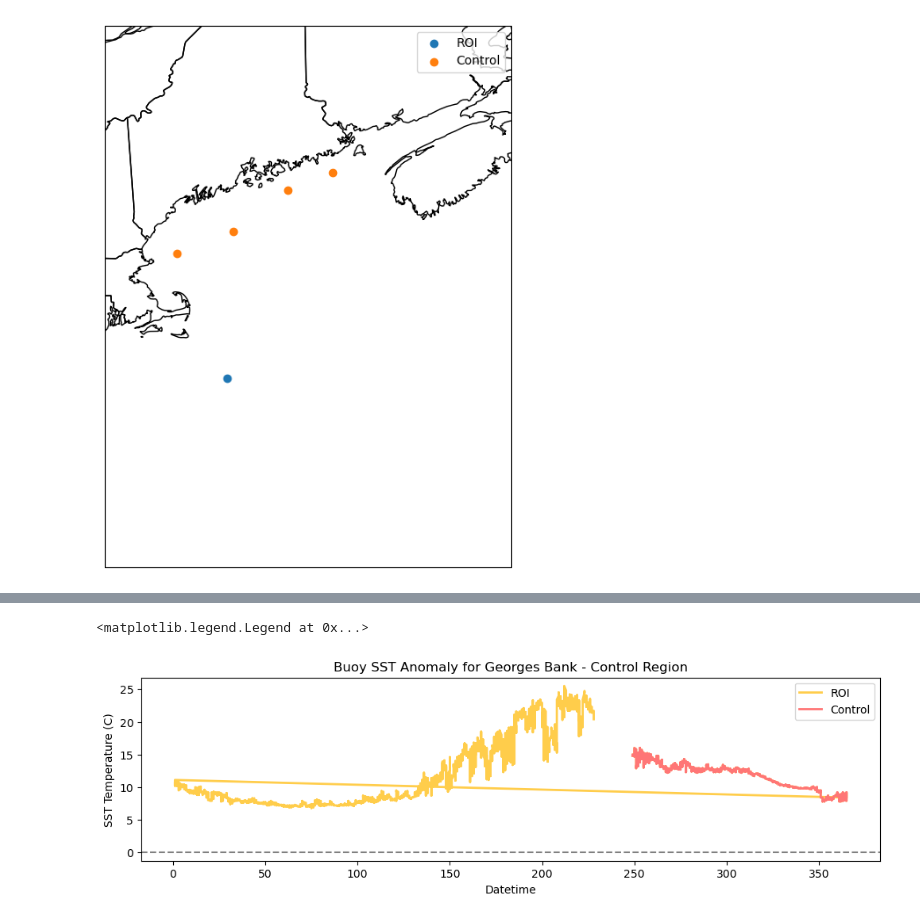
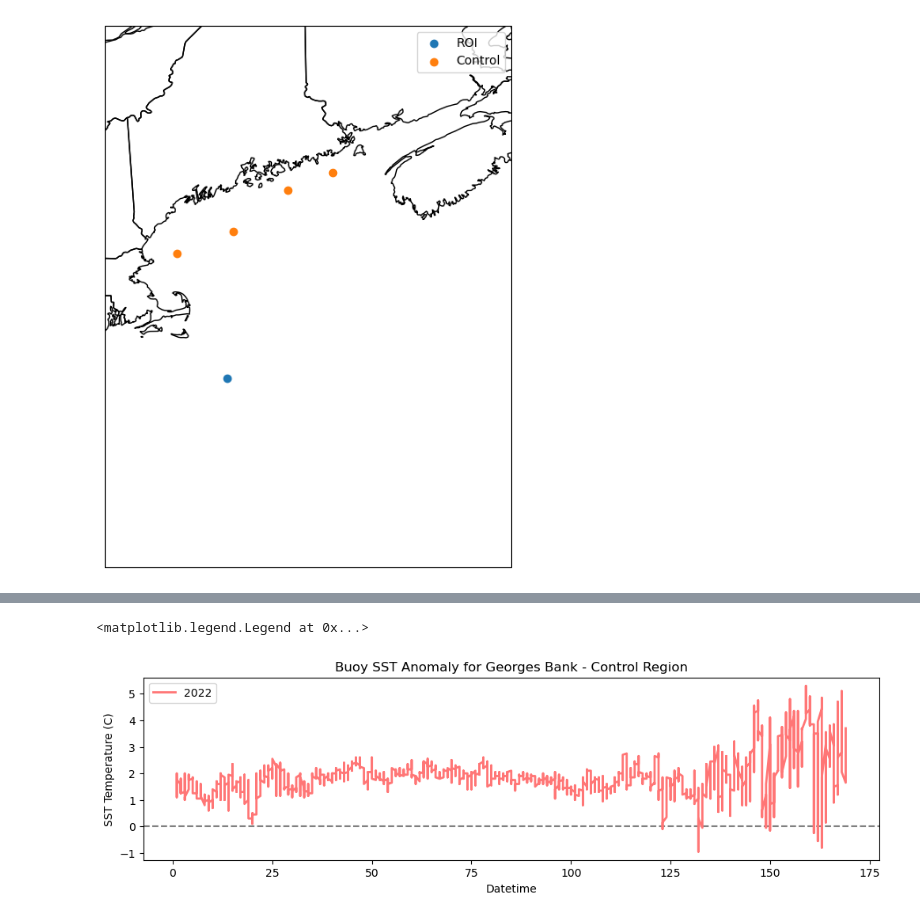
Before and after one commit to jesseturner/FalseLowClouds, a Jupyter notebook: Case_Studies/Georges_Bank/Anomaly_Analysis.ipynb, the cells around one changed output, grey strips where cells are left out. Cells and saved outputs as stored; diff of their text form; code cells hidden in the pictures.

Commit message:
Buoy analysis for SST anomaly in Georges Bank

```diff
--- a/Case_Studies/Georges_Bank/Anomaly_Analysis.ipynb
+++ b/Case_Studies/Georges_Bank/Anomaly_Analysis.ipynb
@@ -310,0 +256,2 @@ result
+# %%
+control_df = control_df[['Datetime', 'SST']]
@@ -310,0 +260,33 @@ result
+# %%
+buoy_path_44008 = 'Buoy/buoy_data_2022/44008h2022.txt'
+
+#--- Loading in the data
+df_44008 = pd.read_csv(buoy_path_44008, delim_whitespace=True, header=0)
+
+#--- Removing the first row (has units data)
+df_44008 = df_44008.iloc[2: , :]
+
+#--- Limiting to the top of the hour
+#--- 44005 only has records at the 50 minute mark
+df_44008 = df_44008[(df_44008['mm'] == '50')]
+
+#--- Filtering out missing data from water temperature column
+df_44008 = df_44008[df_44008['WTMP'] != '999.0']
+
+#--- Creating a float version of the WTMP variable
+df_44008['WTMP'] = df_44008['WTMP'].values.astype(float)
+
+#--- Creating the datetime column
+df_date = pd.to_datetime(df_44008['#YY'].astype(str) + ' ' + df_44008['MM'].astype(str) + ' ' + df_44008['DD'].astype(str)
+                  + ' ' + df_44008['hh'].astype(str) + ' ' + df_44008['mm'].astype(str), format='%Y %m %d %H %M')
+df_44008['Datetime'] = df_date
+
+#--- Creating the buoy ID column
+df_44008['Buoy_ID'] = buoy_path_44008[20:25]
+
+#--- Selecting a few specific columns
+df_44008 = df_44008[['Datetime', 'Buoy_ID', 'WTMP']]
+# %%
+anomaly_df = df_44008.merge(control_df, on='Datetime', how='inner')
+# %%
+anomaly_df['Anomaly'] = anomaly_df['WTMP'] - anomaly_df['SST']
@@ -311,18 +309,17 @@ result
 # %%
 fig,ax=plt.subplots(1, figsize=(12,3))
 ax.set_ylabel("SST Temperature (C)")
 ax.set_xlabel("Datetime")
 ax.set_title("Buoy SST Anomaly for Georges Bank - Control Region")
 
 plt.axhline(0, color='grey', linestyle='--')
 
-ax.plot(result_roi.Datetime.dt.dayofyear, result_roi.WTMP, c='#FFCD4B', label='ROI', linewidth=2)
-ax.plot(result.Datetime.dt.dayofyear, result.WTMP, c='#FF7676', label='Control', linewidth=2)
+ax.plot(anomaly_df.Datetime.dt.dayofyear, anomaly_df.Anomaly, c='#FF7676', label='2022', linewidth=2)
 #ax.plot(sst_result_df_2021.Datetime.dt.dayofyear, sst_result_df_2021.Anomaly, c='#FF7676', label='2021', linewidth=2)
 #ax.plot(sst_result_df_2022.Datetime.dt.dayofyear, sst_result_df_2022.Anomaly, c='#FF4B91', label='2022', linewidth=2)
 #ax.plot(sst_result_df_2023.Datetime.dt.dayofyear, sst_result_df_2023.Anomaly, c='#0802A3', label='2023', linewidth=2)
 
 ax.legend()
 # %% [output]
 <matplotlib.legend.Legend at 0x...>
-[figure, old version]
+[figure, new version]
```
Also changed, not shown: parts of 14 cells of this notebook.
